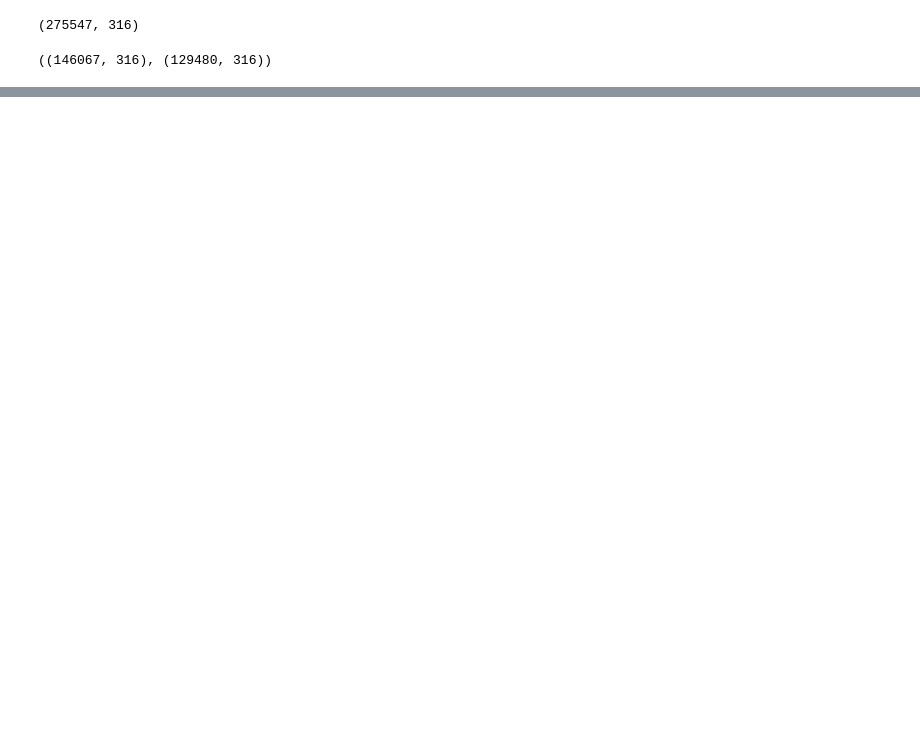
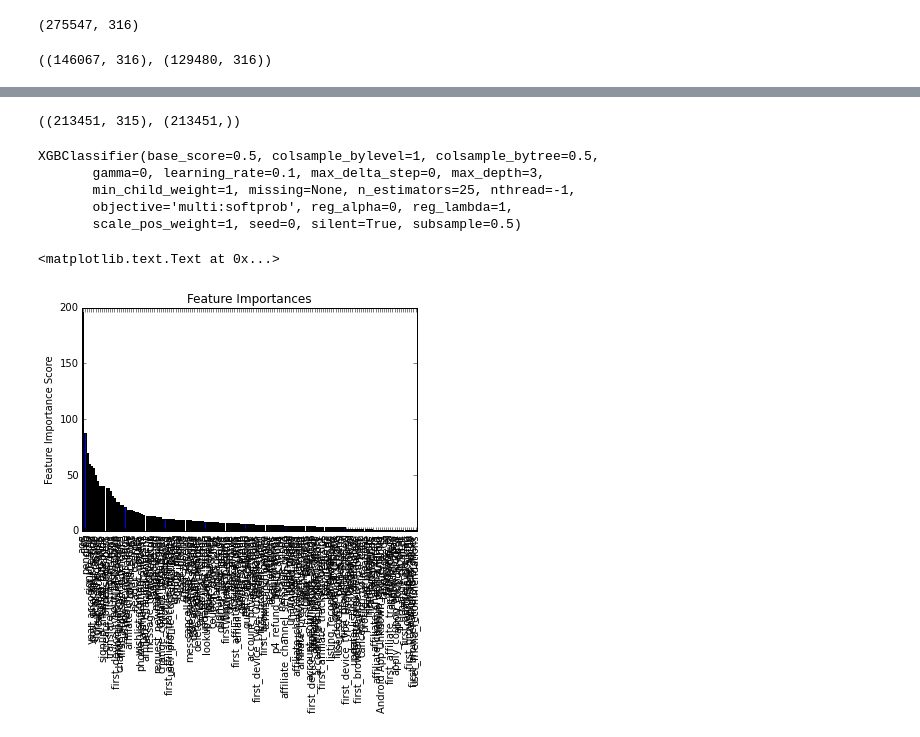
Before and after one commit to ah3200/airbnb-kaggle, a Jupyter notebook: Airbnb-KNN-imputation.ipynb, the cells around one changed output, grey strips where cells are left out. Cells and saved outputs as stored; diff of their text form; code cells hidden in the pictures; blank space fills up the shorter version.

Commit message:
new model xgboost session-action_detail gender imputed KNN

```diff
--- a/Airbnb-KNN-imputation.ipynb
+++ b/Airbnb-KNN-imputation.ipynb
@@ -150,0 +360,48 @@ neigh = KNeighborsClassifier(n_neighbors=5)
+# %%
+from sklearn.preprocessing import LabelEncoder
+labels = df_train['country_destination']
+le = LabelEncoder()
+y = le.fit_transform(labels)
+X = df_train.drop('country_destination', axis=1, inplace=False)
+# %%
+X = X.fillna(0)
+# %%
+idtrain = df_train['id']
+X = X.drop('id', axis=1, inplace=False)
+# %%
+X.shape, y.shape
+# %% [output]
+((213451, 315), (213451,))
+# %%
+# Model 2
+# Grid Search - Used to find best combination of parameters
+import xgboost as xgb
+from xgboost.sklearn import XGBClassifier
+from sklearn import cross_validation, metrics   #Additional scklearn functions
+from sklearn.grid_search import GridSearchCV   #Performing grid search
+
+# Skip Grid search for time saving
+final_model = XGBClassifier(
+        learning_rate =0.1,
+        n_estimators=25,
+        max_depth=3,
+        objective='multi:softprob',
+        subsample=0.5,
+        colsample_bytree=0.5,
+        seed=0)
+final_model.fit(X,y)
+# %% [output]
+XGBClassifier(base_score=0.5, colsample_bylevel=1, colsample_bytree=0.5,
+       gamma=0, learning_rate=0.1, max_delta_step=0, max_depth=3,
+       min_child_weight=1, missing=None, n_estimators=25, nthread=-1,
+       objective='multi:softprob', reg_alpha=0, reg_lambda=1,
+       scale_pos_weight=1, seed=0, silent=True, subsample=0.5)
+# %%
+import matplotlib.pyplot as plt
+%matplotlib inline
+feat_imp = pd.Series(final_model.booster().get_fscore()).sort_values(ascending=False)
+feat_imp.plot(kind='bar', title='Feature Importances')
+plt.ylabel('Feature Importance Score')
+# %% [output]
+<matplotlib.text.Text at 0x...>
+[figure, added]
```
Also changed, not shown: parts of 54 cells of this notebook, 1 other file.
